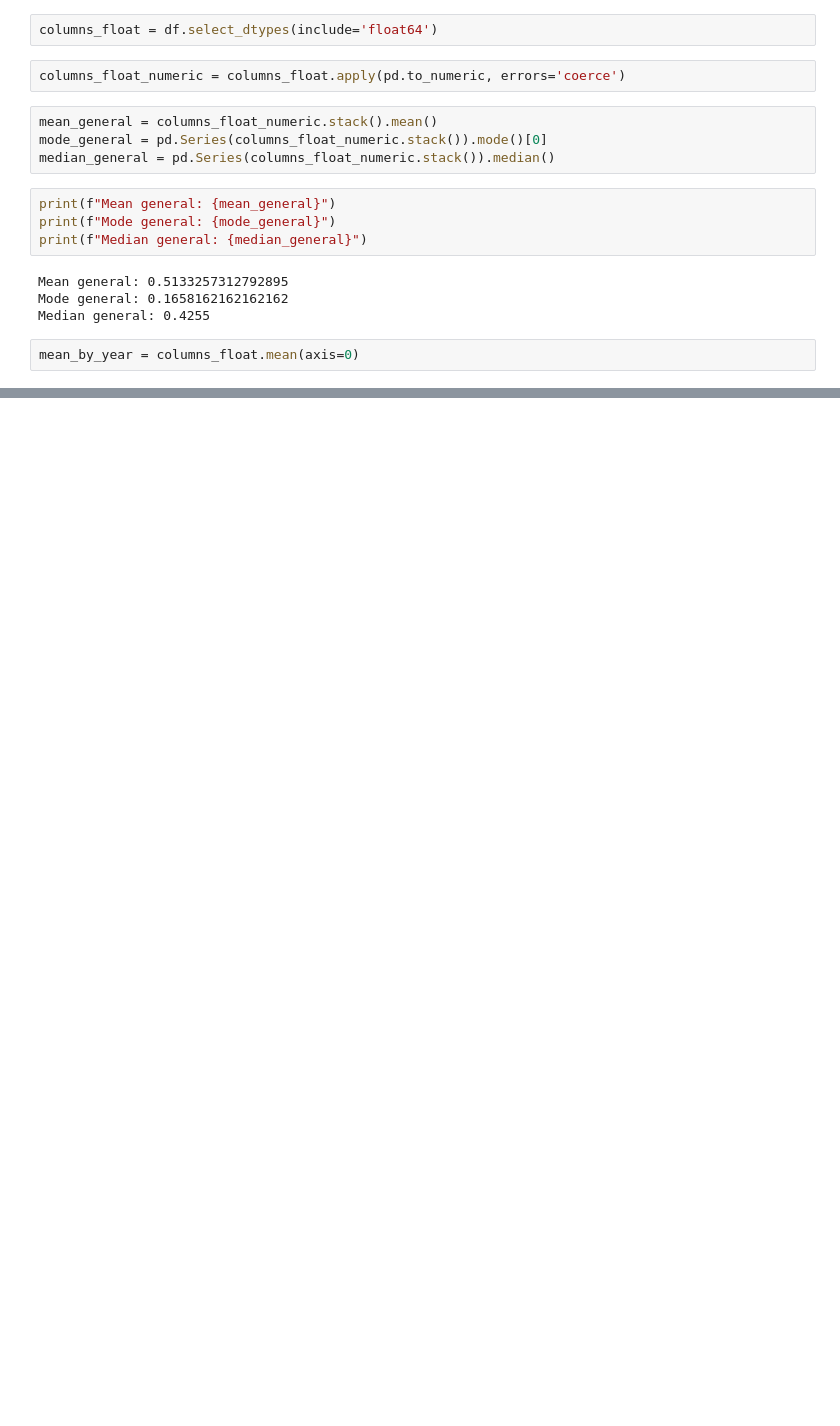
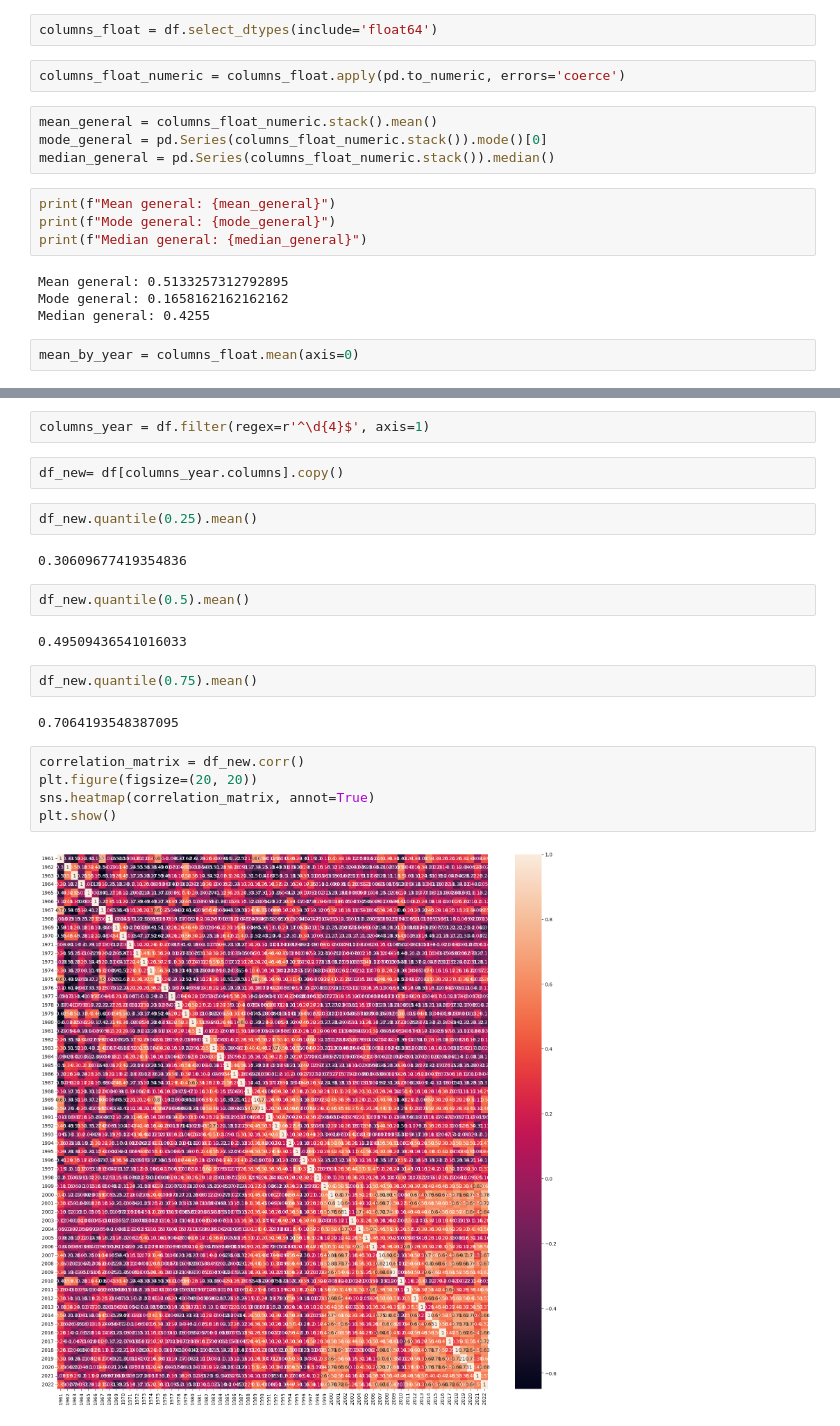
Before and after one commit to PetrongariYanina/ClimateChangeExplorer, a Jupyter notebook: ClimateChangeExplorer.ipynb, the cells around one changed output, grey strips where cells are left out. Saved outputs shown, nothing was run; the diff lists cells and outputs as text; blank space fills up the shorter version.

```diff
--- a/ClimateChangeExplorer.ipynb
+++ b/ClimateChangeExplorer.ipynb
@@ -188,0 +251,23 @@ range=
+# %%
+columns_year = df.filter(regex=r'^\d{4}$', axis=1)
+# %%
+df_new= df[columns_year.columns].copy()
+# %%
+df_new.quantile(0.25).mean()
+# %% [output]
+0.30609677419354836
+# %%
+df_new.quantile(0.5).mean()
+# %% [output]
+0.49509436541016033
+# %%
+df_new.quantile(0.75).mean()
+# %% [output]
+0.7064193548387095
+# %%
+correlation_matrix = df_new.corr()
+plt.figure(figsize=(20, 20))
+sns.heatmap(correlation_matrix, annot=True)
+plt.show()
+# %% [output]
+[figure, added]
```
Also changed, not shown: parts of 19 cells of this notebook.
